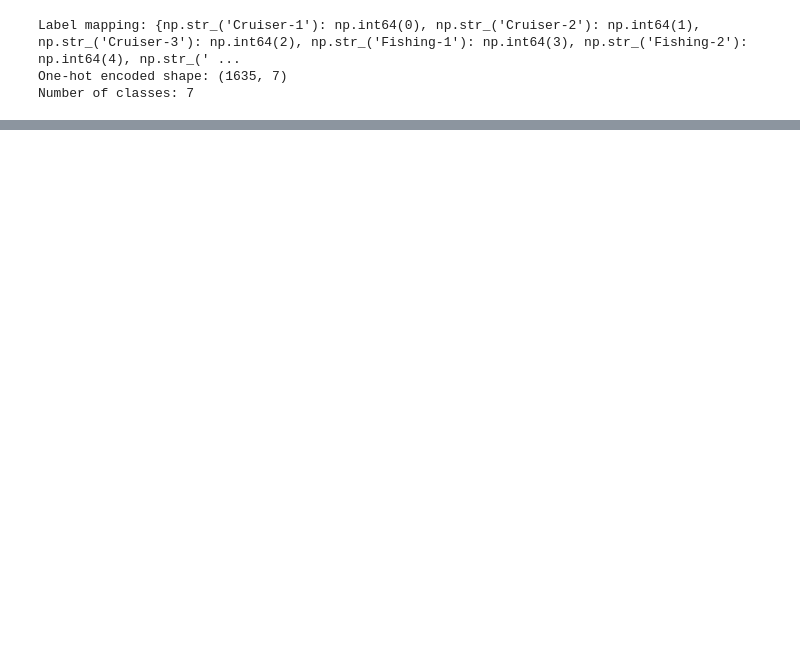
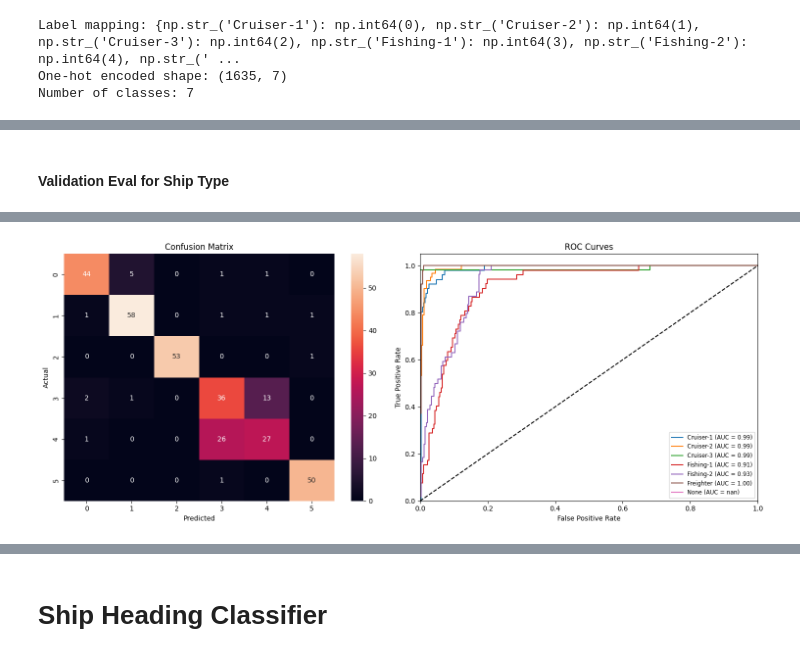
Before and after one commit to Asgharzade/detect-the-ship, a Jupyter notebook: process.ipynb, the cells around one changed output, grey strips where cells are left out. Saved outputs shown, nothing was run; the diff lists cells and outputs as text; code cells hidden in the pictures; blank space fills up the shorter version.

```diff
--- a/process.ipynb
+++ b/process.ipynb
@@ -392,0 +493,67 @@ Test Accuracy: 0.6975
+# %% [markdown]
+#### Validation Eval for Ship Type
+# %%
+# Get predictions for all test images
+predictions_ship_location = model_ship_type.predict(processed_images_test)
+
+# Convert predictions to class labels
+predicted_classes = np.argmax(predictions_ship_location, axis=1)
+
+# Convert numeric predictions back to original labels
+predicted_ship_location = label_encoder.inverse_transform(predicted_classes)
+
+# Filter out None values
+valid_indices = [i for i, x in enumerate(location_label_test) if x is not None]
+filtered_actual = [location_label_test[i] for i in valid_indices]
+filtered_predicted = [predicted_ship_location[i] for i in valid_indices]
+
+# Create confusion matrix
+cm = confusion_matrix(filtered_actual, filtered_predicted)
+
+# Plot confusion matrix and metrics
+fig, (ax1, ax2) = plt.subplots(1, 2, figsize=(15, 6))
+
+# Plot confusion matrix
+sns.heatmap(cm, annot=True, fmt='d', ax=ax1)
+ax1.set_title('Confusion Matrix')
+ax1.set_xlabel('Predicted')
+ax1.set_ylabel('Actual')
+
+# Compute and plot ROC curve for each class
+n_classes = len(label_encoder.classes_)
+fpr = {}
+tpr = {}
+roc_auc = {}
+
+for i in range(n_classes):
+    # Convert to binary classification problem for each class
+    y_true_binary = np.array([1 if x == label_encoder.classes_[i] else 0 for x in filtered_actual])
+    y_pred_binary = predictions_ship_location[valid_indices][:, i]
+
+    fpr[i], tpr[i], _ = roc_curve(y_true_binary, y_pred_binary)
+    roc_auc[i] = auc(fpr[i], tpr[i])
+
+    ax2.plot(fpr[i], tpr[i], label=f'{label_encoder.classes_[i]} (AUC = {roc_auc[i]:.2f})')
+
+ax2.plot([0, 1], [0, 1], 'k--')
+ax2.set_xlim([0.0, 1.0])
+ax2.set_ylim([0.0, 1.05])
+ax2.set_xlabel('False Positive Rate')
+ax2.set_ylabel('True Positive Rate')
+ax2.set_title('ROC Curves')
+ax2.legend(loc="lower right", fontsize='small')
+
+plt.tight_layout()
+plt.show()
+
+# Print classification report
+print("\nClassification Report:")
+print(classification_report(filtered_actual, filtered_predicted))
+
+# Print first few predictions
+print("\nFirst 10 valid predictions:")
+for i in range(10):
+    if i < len(valid_indices):
+        idx = valid_indices[i]
+        print(f"Predicted: {predicted_ship_location[idx]}, Actual: {location_label_test[idx]}")
+# %% [output]
@@ -392,0 +561 @@ Test Accuracy: 0.6975
+[figure, added]
@@ -392,0 +579,2 @@ Test Accuracy: 0.6975
+# %% [markdown]
+# Ship Heading Classifier
```
Also changed, not shown: parts of 34 cells of this notebook.
